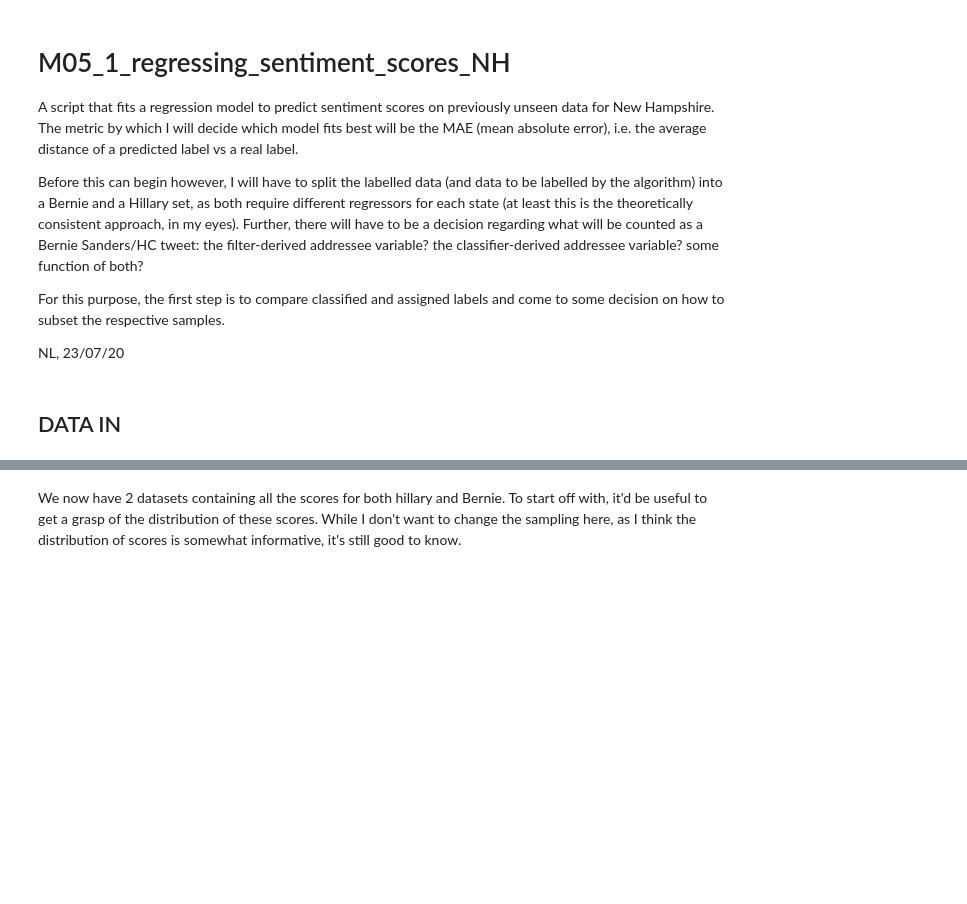
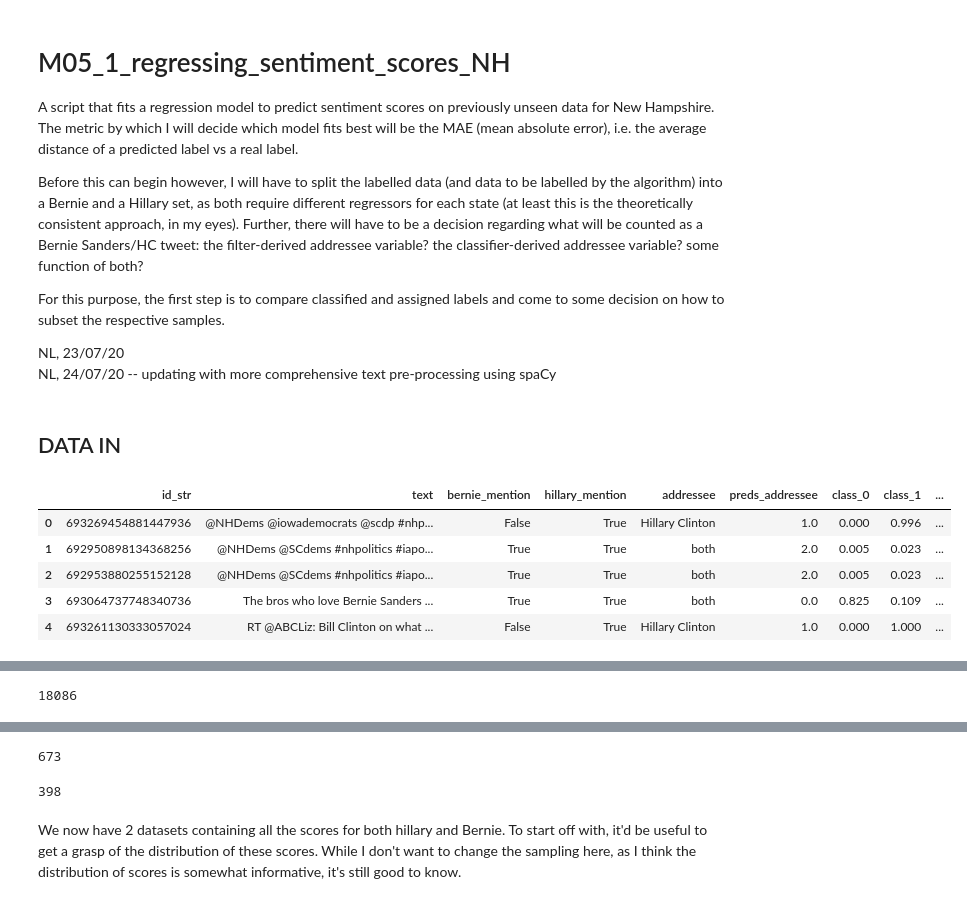
Before and after one commit to nikloynes/sentiment_paper_rework, a Jupyter notebook: M05_1_regressing_sentiment_scores_NH.ipynb, the cells around one changed output, grey strips where cells are left out. Drawn from its saved outputs; the diff is of its cells as text; code cells hidden in the pictures; blank space fills up the shorter version.

```diff
--- a/M05_1_regressing_sentiment_scores_NH.ipynb
+++ b/M05_1_regressing_sentiment_scores_NH.ipynb
@@ -7,6 +7,7 @@ Before this can begin however, I will have to split the labelled data (and data
 For this purpose, the first step is to compare classified and assigned labels and come to some decision on how to subset the respective samples.
 
 NL, 23/07/20
+NL, 24/07/20 -- updating with more comprehensive text pre-processing using spaCy
 # %%
 import pandas as pd
 import numpy as np
@@ -26,6 +41,15 @@ FULL_SAMPLE = "/Users/nikloynes/Desktop/SENTIMENT/data/classifications/"
 # %%
 nh_train_df = pd.read_csv(LABELLED_TWEETS+'new_hampshire.csv', dtype = {'id' : 'str'})
 nh_full_df = pd.read_csv(FULL_SAMPLE+'nh_addressee_classified.csv', dtype = {'id_str' : 'str'})
+# %%
+nh_full_df.head()
+# %% [output]
+|  | id_str | text | bernie_mention | hillary_mention | addressee | preds_addressee | class_0 | class_1 | ... |
+| 0 | 693269454881447936 | @NHDems @iowademocrats @scdp #nhp... | False | True | Hillary Clinton | 1.0 | 0.000 | 0.996 | ... |
+| 1 | 692950898134368256 | @NHDems @SCdems #nhpolitics #iapo... | True | True | both | 2.0 | 0.005 | 0.023 | ... |
+| 2 | 692953880255152128 | @NHDems @SCdems #nhpolitics #iapo... | True | True | both | 2.0 | 0.005 | 0.023 | ... |
+| 3 | 693064737748340736 | The bros who love Bernie Sanders ... | True | True | both | 0.0 | 0.825 | 0.109 | ... |
+| 4 | 693261130333057024 | RT @ABCLiz: Bill Clinton on what ... | False | True | Hillary Clinton | 1.0 | 0.000 | 1.000 | ... |
 # %%
 bernie_train_df = nh_train_df[(nh_train_df['bernie_score'].notnull())]
 bernie_train_df.head()
@@ -36,6 +60,10 @@ bernie_train_df.head()
 | 4 | 696823971052920832 | My predictions for #NH #FITN tomo... | 0.0 | NaN | Bernie Sanders | 2016-02-08 17:32:35 | 28696353 | Concord | New Hampshire | ... |
 | 5 | 696084254535581696 | RT @billyeichner: .@BernieSanders... | 0.0 | NaN | Bernie Sanders | 2016-02-06 16:33:13 | 2380466915 | Temple | New Hampshire | ... |
 | 8 | 695459064910901248 | RT @PolitiFact: Bernie Sanders sa... | 1.0 | NaN | Bernie Sanders | 2016-02-04 23:08:56 | 15013503 | Concord | New Hampshire | ... |
+# %%
+len(nh_full_df)
+# %% [output]
+18086
 # %%
 hillary_train_df = nh_train_df[(nh_train_df['hillary_score'].notnull())]
 hillary_train_df.head()
@@ -46,6 +74,14 @@ hillary_train_df.head()
 | 6 | 694603988491210752 | "Hell yeah more like Hill yeah!" ... | NaN | 3.0 | Hillary Clinton | 2016-02-02 14:31:10 | 320343568 | Hampton | New Hampshire | ... |
 | 7 | 696899637219708928 | RT @peterdaou: The massive trolli... | NaN | 3.0 | Hillary Clinton | 2016-02-08 22:33:15 | 99775711 | Concord | New Hampshire | ... |
 | 14 | 692829438598352896 | RT @Opter_: Fav for Hillary Clint... | NaN | -1.0 | Hillary Clinton | 2016-01-28 16:59:44 | 919483188 | Concord | New Hampshire | ... |
+# %%
+len(bernie_train_df)
+# %% [output]
+673
+# %%
+len(hillary_train_df)
+# %% [output]
+398
 # %% [markdown]
 We now have 2 datasets containing all the scores for both hillary and Bernie. To start off with, it'd be useful to get a grasp of the distribution of these scores. While I don't want to change the sampling here, as I think the distribution of scores is somewhat informative, it's still good to know.
 # %%
```
Also changed, not shown: parts of 55 cells of this notebook, 11 other files.
